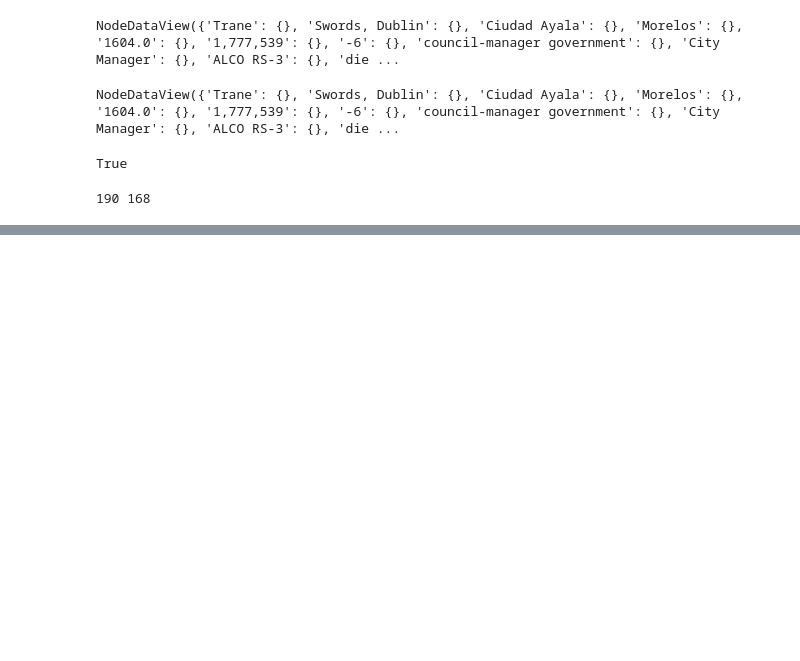
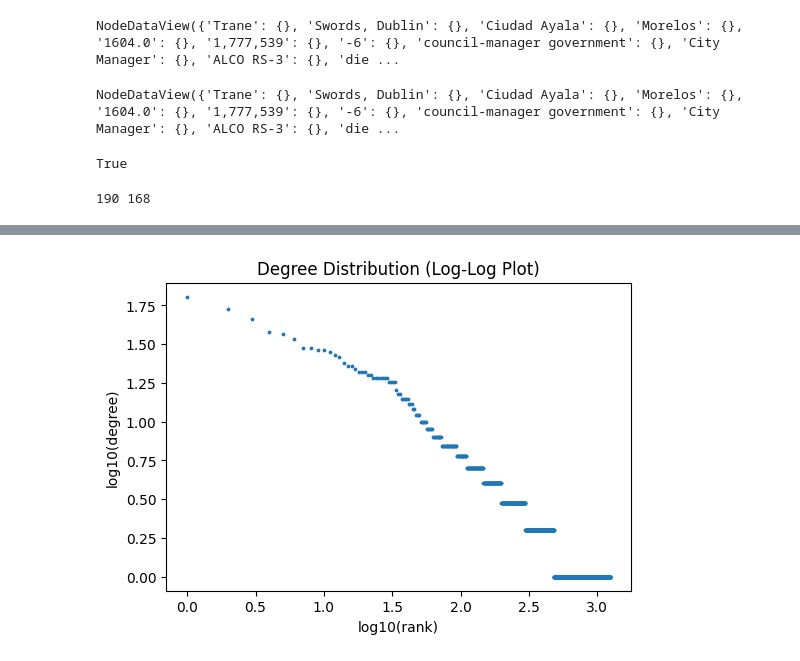
Before and after one commit to shirsho-12/KG_IB, a Jupyter notebook: ib_cleaned.ipynb, the cells around one changed output, grey strips where cells are left out. Saved outputs shown, nothing was run; the diff lists cells and outputs as text; code cells hidden in the pictures; blank space fills up the shorter version.

```diff
--- a/ib_cleaned.ipynb
+++ b/ib_cleaned.ipynb
@@ -322,0 +611,17 @@ print(len(kg.G.nodes()), len(kg.G.edges()))
+# %%
+def plot_loglog(data, title):
+    data = np.array(data)
+    data = data[data > 0]   # log can't take zeros
+
+    plt.figure(figsize=(6,4))
+    plt.scatter(np.log10(np.arange(1, len(data)+1)),
+                np.log10(np.sort(data)[::-1]),
+                s=3)
+    plt.title(title + " (Log-Log Plot)")
+    plt.xlabel("log10(rank)")
+    plt.ylabel("log10(degree)")
+    plt.show()
+
+plot_loglog(degrees, "Degree Distribution")
+# %% [output]
+[figure, added]
```
Also changed, not shown: parts of 46 cells of this notebook, 10 other files.
